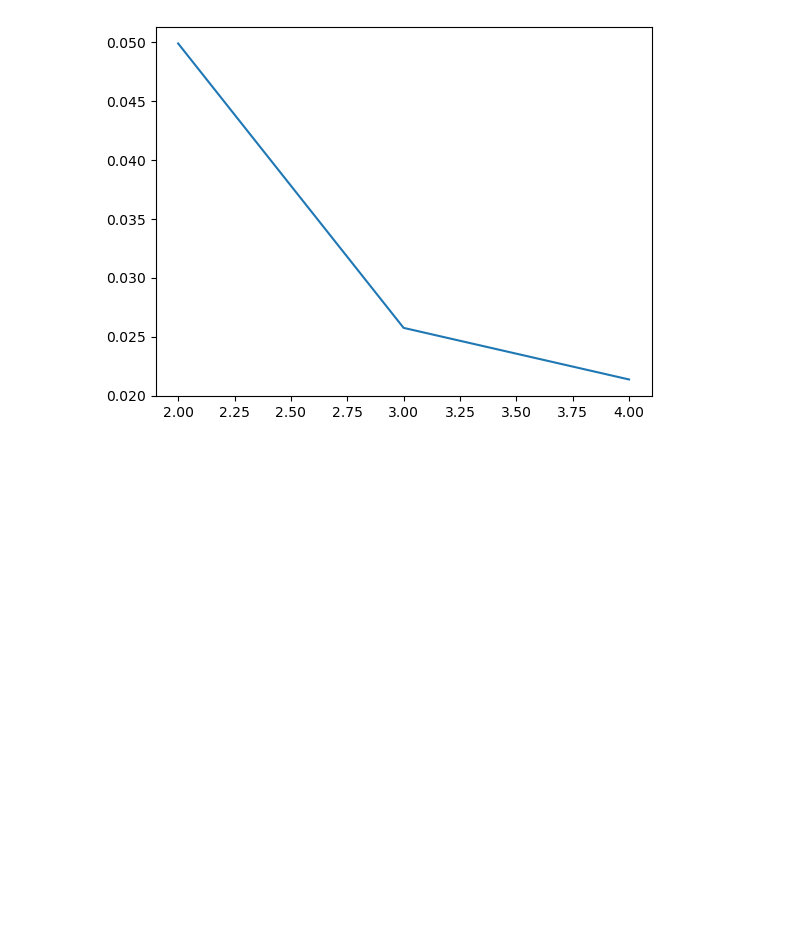
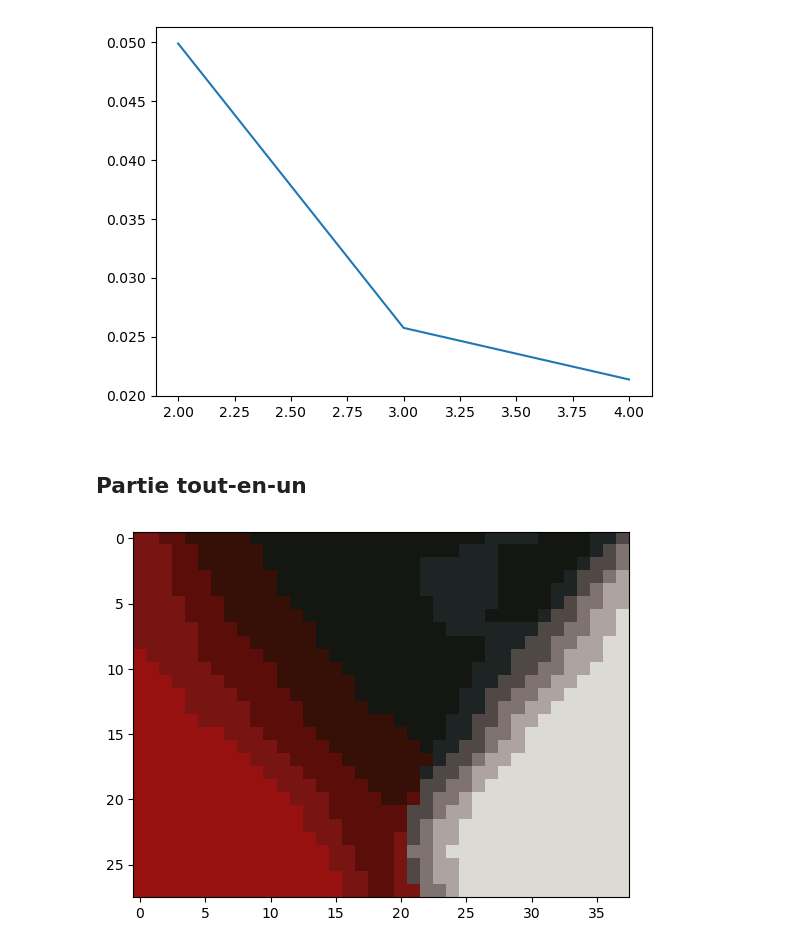
Before and after one commit to MaoucheMounir/K-Means, a Jupyter notebook: tme7.ipynb, the cells around one changed output. Drawn from its saved outputs; the diff is of its cells as text; code cells hidden in the pictures; blank space fills up the shorter version.

Commit message:
added plots

```diff
--- a/tme7.ipynb
+++ b/tme7.ipynb
@@ -4,7 +4,8 @@ from KMeans import *
 # %% [markdown]
 ## Lire l'image
 # %%
-im = plt.imread("logo_cropped2.png ")[: ,: ,:3] #on garde que les
+nom_image = "logo_cropped2.png"
+im = plt.imread(nom_image)[: ,: ,:3] #on garde que les
 #3 premieres composantes , la transparence est inutile
 im_h, im_l , _ = im.shape
 
@@ -62,3 +64,47 @@ plt.plot([2, 3, 4], couts)
 # %% [output]
 [<matplotlib.lines.Line2D at 0x...>]
 [figure]
+# %% [markdown]
+## Partie tout-en-un
+# %%
+nom_image = "logo_cropped2.png"
+
+def img_to_pixels(nom_image:str):
+    im = plt.imread(nom_image)[: ,: ,:3] #on garde que les
+    #3 premieres composantes , la transparence est inutile
+    im_h, im_l , _ = im.shape
+
+    pixels = im.reshape((im_h*im_l ,3))
+    return pixels
+
+def compresser_pixels(pixels, km):
+    pixels_compresses = []
+
+    for point in pixels:
+        pixels_compresses.append(km.transform(point))
+    pixels_compresses = np.array(pixels_compresses)
+    return pixels_compresses
+
+def compresser_image(nom_image:str, K:int):
+    pixels = img_to_pixels(nom_image)
+
+    km = KMeans(K, pixels)
+    km.fit()
+
+    pixels_compresses = compresser_pixels(pixels, km)
+
+    imnew = pixels_compresses.reshape((im_h,im_l ,3)) #transformation inverse
+    plt.imshow(imnew)
+    plt.savefig("./figures/"+nom_image+str(K)+".jpg")
+
+    cout = distance_intra_cluster(pixels, pixels_compresses)
+
+    return pixels_compresses, cout
+# %%
+couts = []
+K_range = range(2,11)
+for i in K_range:
+    pixels_compresses, cout = compresser_image("logo_cropped2.png", i)
+    couts.append(cout)
+# %% [output]
+[figure, added]
```
Also changed, not shown: parts of 2 cells of this notebook, 11 other files.
